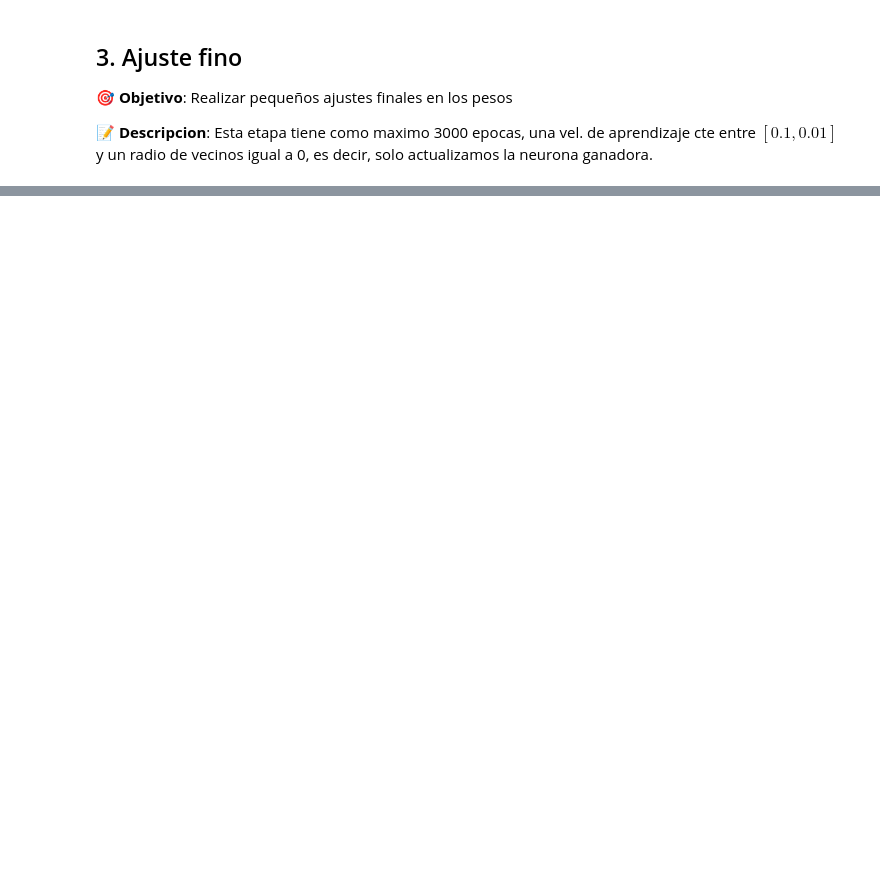
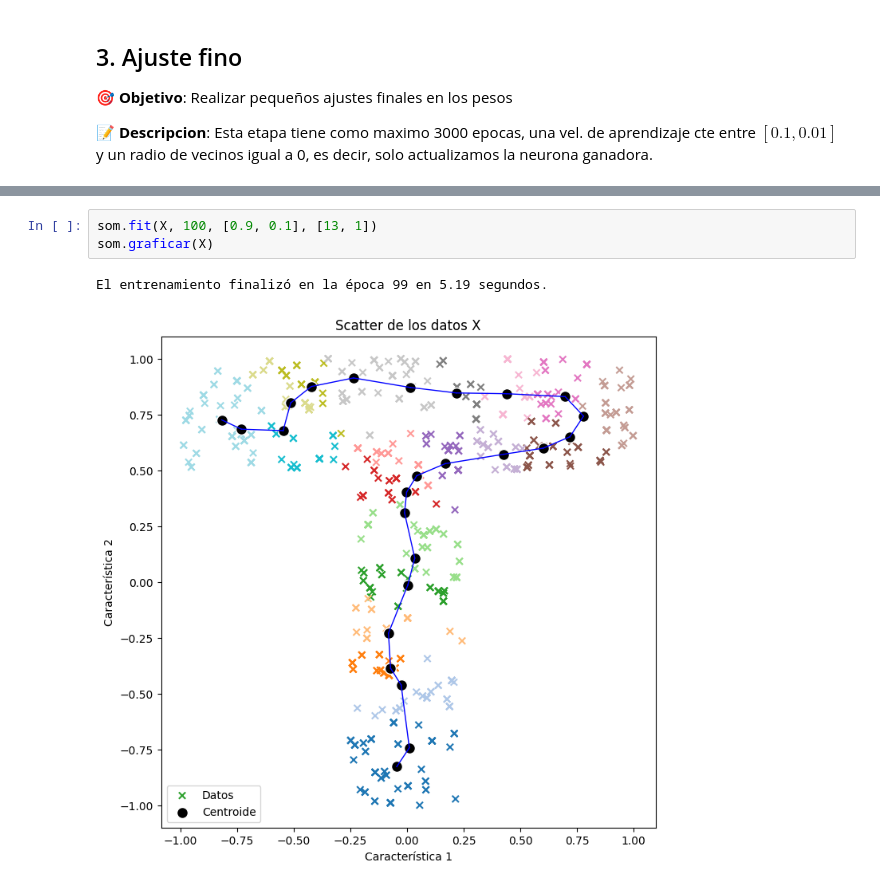
Before and after one commit to FaustoGabini/Inteligencia-Computacional, a Jupyter notebook: Guia4/ex1.ipynb, the cells around one changed output, grey strips where cells are left out. Cells and saved outputs as stored; diff of their text form; blank space fills up the shorter version.

```diff
--- a/Guia4/ex1.ipynb
+++ b/Guia4/ex1.ipynb
@@ -66,0 +83,6 @@ El entrenamiento finalizó en la época 49 en 0.58 segundos.
+# %%
+som.fit(X, 100, [0.9, 0.1], [13, 1])
+som.graficar(X)
+# %% [output]
+El entrenamiento finalizó en la época 99 en 5.19 segundos.
+[figure, added]
```
Also changed, not shown: parts of 8 cells of this notebook, 3 other files.
